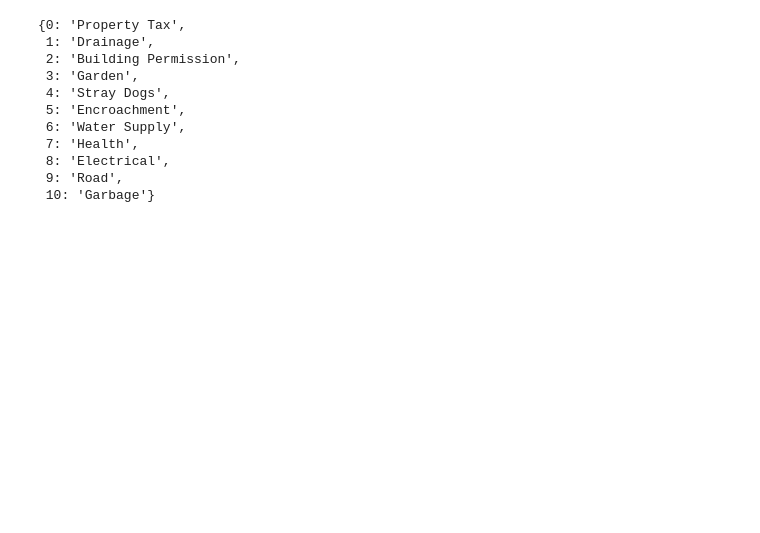
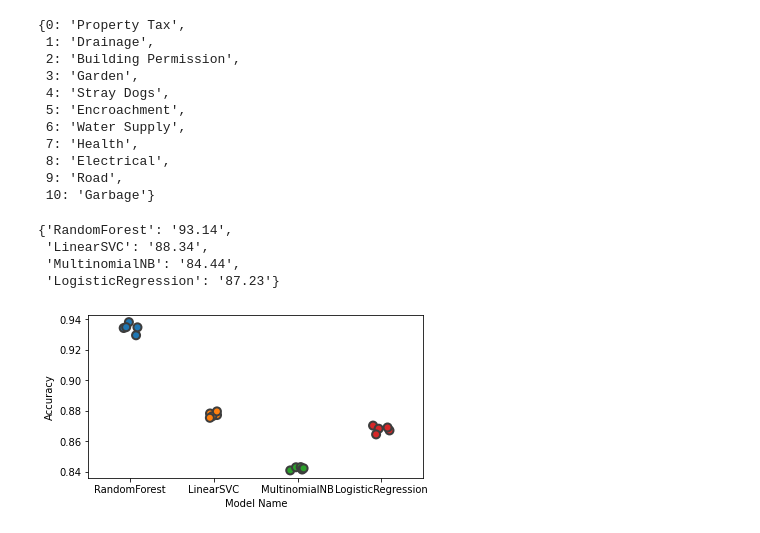
Before and after one commit to TheBrainGamingSingh/capstone-backend, a Jupyter notebook: model/classifier.ipynb, the cells around one changed output. Saved outputs shown, nothing was run; the diff lists cells and outputs as text; code cells hidden in the pictures; blank space fills up the shorter version.

```diff
--- a/model/classifier.ipynb
+++ b/model/classifier.ipynb
@@ -122,13 +122,14 @@ import pickle
 # %%
 models = {
             'RandomForest' : RandomForestClassifier(n_estimators=400,n_jobs=4),
-            'SVC' : LinearSVC(),
-            'MultinomialNaiveBayes' : MultinomialNB(),
+            'LinearSVC' : LinearSVC(),
+            'MultinomialNB' : MultinomialNB(),
             'LogisticRegression' : LogisticRegression(max_iter=200)
          }
 # %%
 Y_test = np.array(y_test)
 # %%
+accuracies = {}
 for model_name in list(models.keys()):
     pipeline = Pipeline([('vect', vectorizer),
                          ('chi',  SelectKBest(chi2, k=1000)),
@@ -142,6 +143,7 @@ for model_name in list(models.keys()):
     print(model_name)
     print(confusion_matrix(Y_test, model.predict(X_test)))
     print(classification_report(Y_test, model.predict(X_test)))
-    print("Accuracy score: ","{:.2f}".format(model.score(X_test, Y_test) * 100))
+    #print("Accuracy score: ","{:.2f}".format(model.score(X_test, Y_test) * 100))
+    accuracies[model_name] = "{:.2f}".format(model.score(X_test, Y_test) * 100)
 # %% [output]
 RandomForest
@@ -175,3 +177,36 @@ mapper
  8: 'Electrical',
  9: 'Road',
  10: 'Garbage'}
+# %%
+accuracies
+# %% [output]
+{'RandomForest': '93.14',
+ 'LinearSVC': '88.34',
+ 'MultinomialNB': '84.44',
+ 'LogisticRegression': '87.23'}
+# %%
+pipelines = {}
+for model_name in list(models.keys()):
+    pipelines[model_name] = Pipeline([('vect', vectorizer),
+                         ('chi',  SelectKBest(chi2, k=1000)),
+                         ('clf', models[model_name])])
+# %%
+from sklearn.model_selection import cross_val_score
+CV = 5
+cv_df = pd.DataFrame(index=range(CV * len(models)))
+entries = []
+for model_name, model in pipelines.items():
+    accuracies = cross_val_score(model, x, y, scoring='accuracy', cv=CV)
+    for fold_idx, accuracy in enumerate(accuracies):
+        entries.append((model_name, fold_idx, accuracy))
+cv_df = pd.DataFrame(entries, columns=['Model Name', 'fold_idx', 'Accuracy'])
+# %%
+import seaborn as sns
+import matplotlib.pyplot as plt
+
+plt.figure(figsize=(6,3))
+sns.stripplot(x='Model Name', y='Accuracy', data=cv_df,
+              size=8, jitter=True, edgecolor="gray", linewidth=2)
+plt.show()
+# %% [output]
+[figure, added]
```
Also changed, not shown: parts of 5 cells of this notebook.
